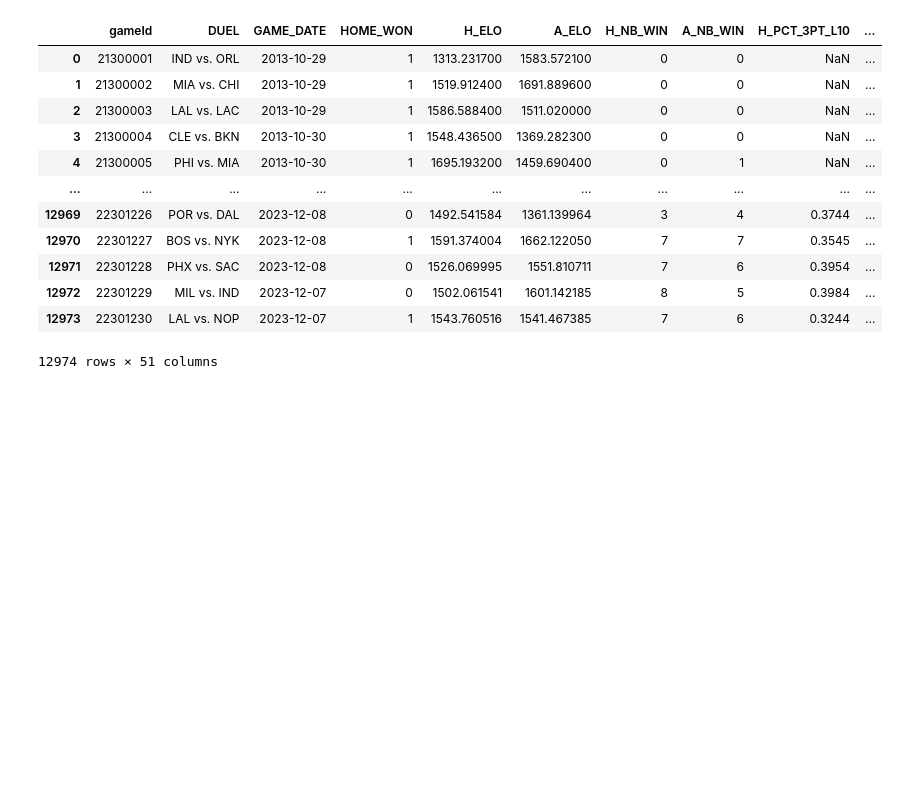
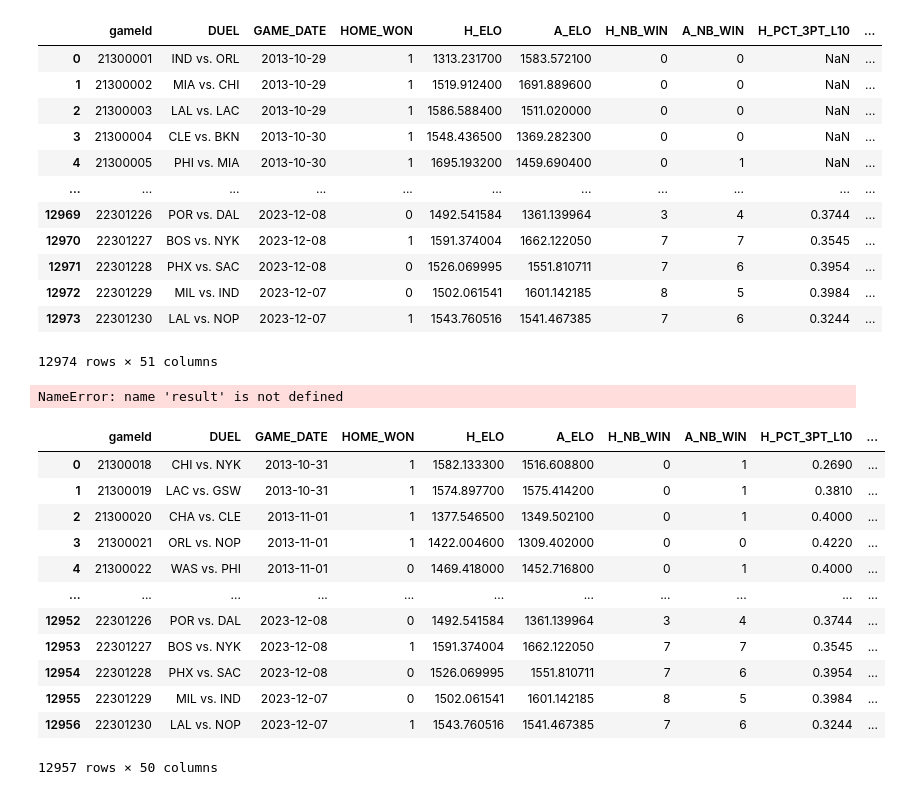
Before and after one commit to ddesangesl/PA-NBA, a Jupyter notebook: src/flat_dataset.ipynb, the cells around one changed output. Saved outputs shown, nothing was run; the diff lists cells and outputs as text; code cells hidden in the pictures; blank space fills up the shorter version.

```diff
--- a/src/flat_dataset.ipynb
+++ b/src/flat_dataset.ipynb
@@ -259,3 +257,24 @@ result = result.drop(columns=['team1'])
 result = result.dropna()
 # %%
 result.to_csv('../dataset/team_stat_flatten.csv', index=False)
+result
+# %% [output]
+NameError: name 'result' is not defined
+# %%
+data_type = {"gameId": str, "teamId": str}
+team_stat_flatten = pd.read_csv('../dataset/team_stat_flatten.csv', dtype=data_type )
+team_stat_flatten
+# %% [output]
+|  | gameId | DUEL | GAME_DATE | HOME_WON | H_ELO | A_ELO | H_NB_WIN | A_NB_WIN | H_PCT_3PT_L10 | ... |
+| 0 | 21300018 | CHI vs. NYK | 2013-10-31 | 1 | 1582.133300 | 1516.608800 | 0 | 1 | 0.2690 | ... |
+| 1 | 21300019 | LAC vs. GSW | 2013-10-31 | 1 | 1574.897700 | 1575.414200 | 0 | 1 | 0.3810 | ... |
+| 2 | 21300020 | CHA vs. CLE | 2013-11-01 | 1 | 1377.546500 | 1349.502100 | 0 | 1 | 0.4000 | ... |
+| 3 | 21300021 | ORL vs. NOP | 2013-11-01 | 1 | 1422.004600 | 1309.402000 | 0 | 0 | 0.4220 | ... |
+| 4 | 21300022 | WAS vs. PHI | 2013-11-01 | 0 | 1469.418000 | 1452.716800 | 0 | 1 | 0.4000 | ... |
+| ... | ... | ... | ... | ... | ... | ... | ... | ... | ... | ... |
+| 12952 | 22301226 | POR vs. DAL | 2023-12-08 | 0 | 1492.541584 | 1361.139964 | 3 | 4 | 0.3744 | ... |
+| 12953 | 22301227 | BOS vs. NYK | 2023-12-08 | 1 | 1591.374004 | 1662.122050 | 7 | 7 | 0.3545 | ... |
+| 12954 | 22301228 | PHX vs. SAC | 2023-12-08 | 0 | 1526.069995 | 1551.810711 | 7 | 6 | 0.3954 | ... |
+| 12955 | 22301229 | MIL vs. IND | 2023-12-07 | 0 | 1502.061541 | 1601.142185 | 8 | 5 | 0.3984 | ... |
+| 12956 | 22301230 | LAL vs. NOP | 2023-12-07 | 1 | 1543.760516 | 1541.467385 | 7 | 6 | 0.3244 | ... |
+12957 rows × 50 columns
```
Also changed, not shown: parts of 2 cells of this notebook, 2 other files.
